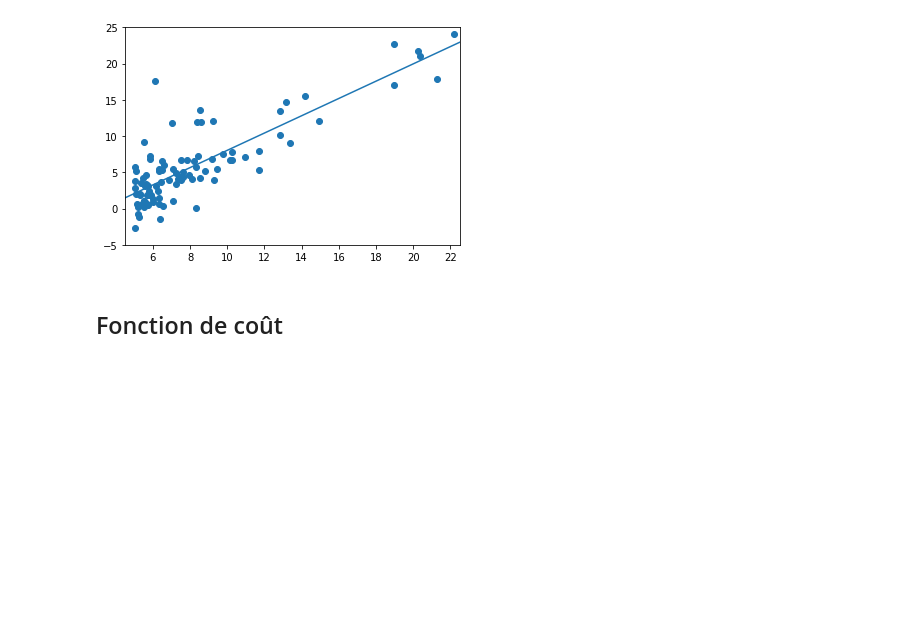
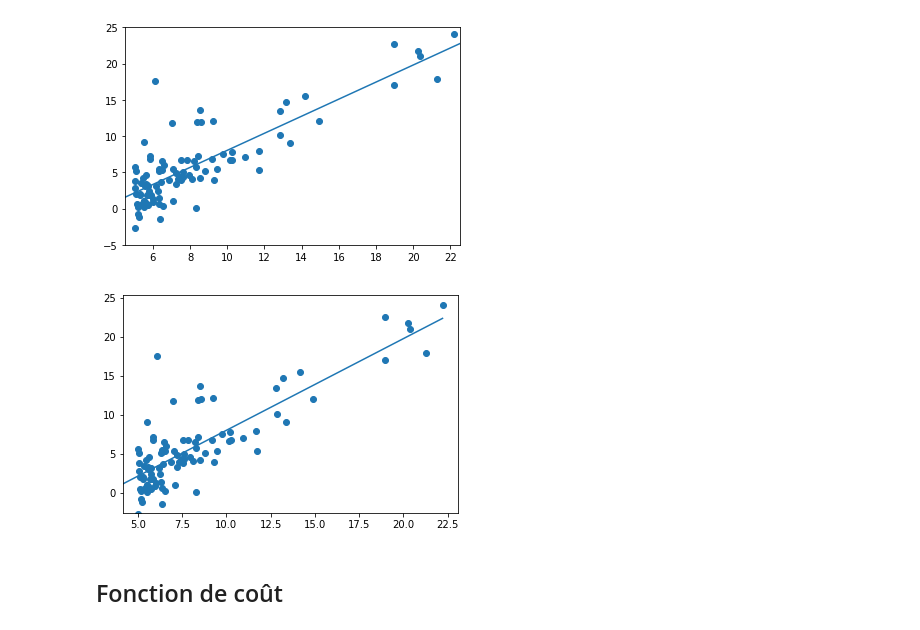
Before and after one commit to xavbart/ateliers-ml-2019-XB, a Jupyter notebook: Semaine-02/Semaine2-exercices.ipynb, the cells around one changed output. Drawn from its saved outputs; the diff is of its cells as text; code cells hidden in the pictures; blank space fills up the shorter version.

```diff
--- a/Semaine-02/Semaine2-exercices.ipynb
+++ b/Semaine-02/Semaine2-exercices.ipynb
@@ -166,6 +171,18 @@ def visualize(theta):
     line_y = theta[0] + line_x * theta[1]
     ax.plot(line_x, line_y)
     plt.show()
+def vizual(theta):
+    fig = plt.figure()
+    ax = plt.axes()
+    xmin = X.min() - 0.05*abs(X.max()-X.min())
+    xmax = X.max() + 0.05*abs(X.max()-X.min())
+    ax.set_xlim([xmin, xmax] )
+    ax.set_ylim([y.min() - 0.05*y.min(), y.max() + 0.05*y.max()])
+    ax.scatter(X, y)
+    line_x = np.linspace(0, X.max(),20)
+    line_y = theta[0] + line_x * theta[1]
+    ax.plot(line_x, line_y)
+    plt.show()
 # %% [markdown]
 ### Appelez la fonction pour visualiser la droite avec différentes valeurs de theta
 # %%
@@ -177,6 +194,10 @@ data.plot.scatter('population', 'profit')
 visualize(theta)
 # %% [output]
 [figure]
+# %%
+vizual(theta)
+# %% [output]
+[figure, added]
 # %% [markdown]
 ## Fonction de coût
 # %% [markdown]
```
Also changed, not shown: parts of 5 cells of this notebook.
